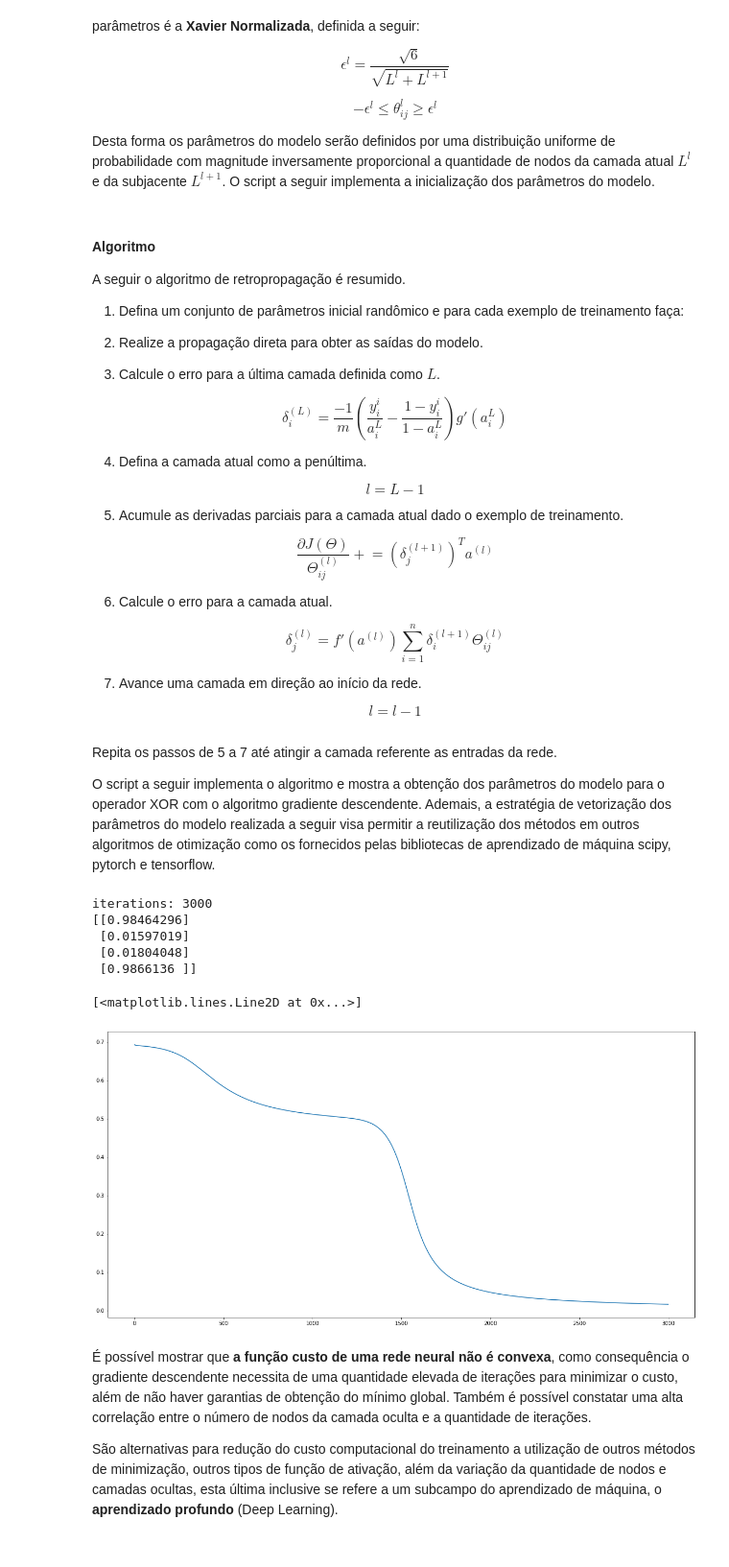
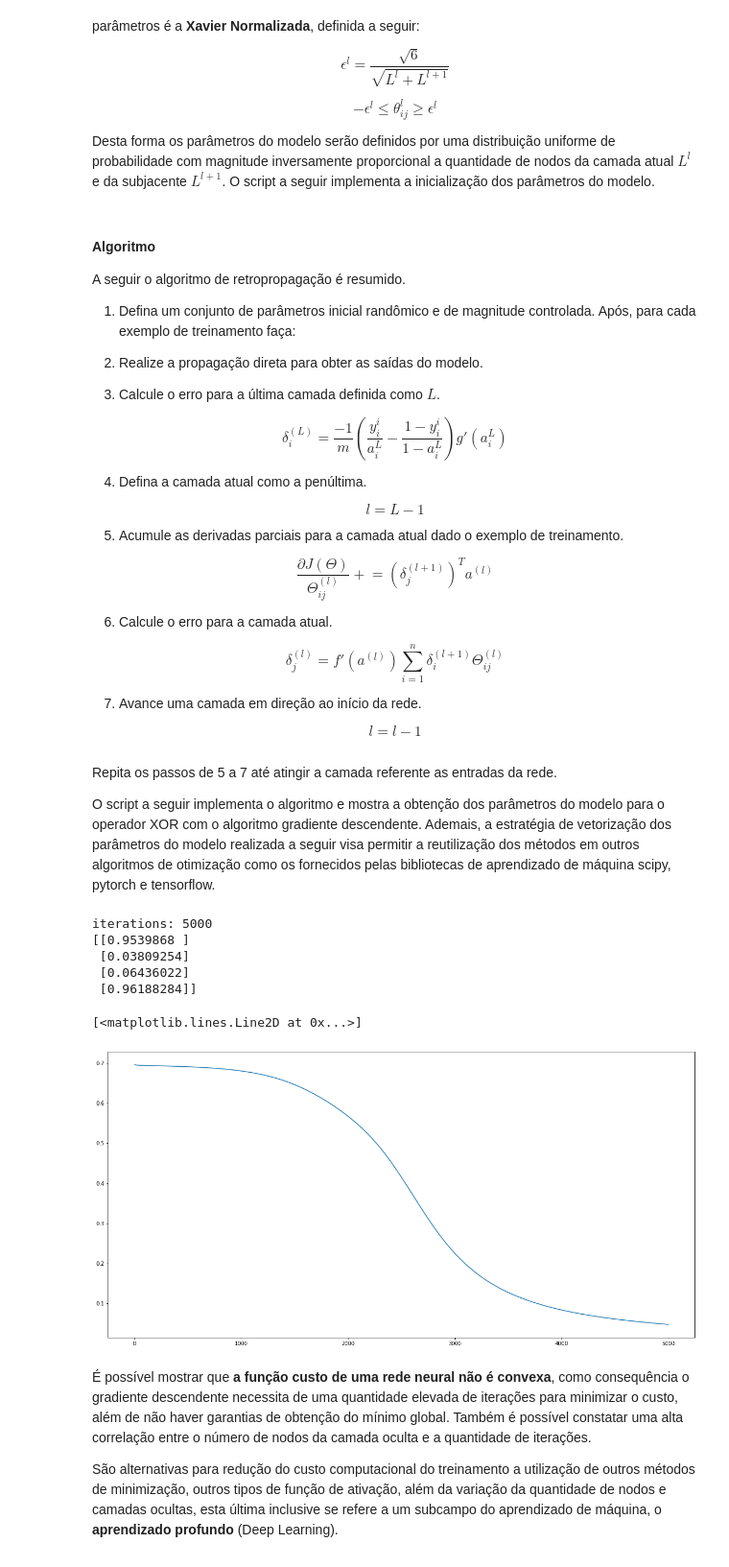
Before and after one commit to CleberPeter/machine_learning_book, a Jupyter notebook: 06-neural_networks.ipynb, the cells around one changed output. Shown at 96% size. Saved outputs shown, nothing was run; the diff lists cells and outputs as text; code cells hidden in the pictures.

```diff
--- a/06-neural_networks.ipynb
+++ b/06-neural_networks.ipynb
@@ -440,7 +440,7 @@ def init_o(layers_sizes):
 
 A seguir o algoritmo de retropropagação é resumido.
 
-1) Defina um conjunto de parâmetros inicial randômico e para cada exemplo de treinamento faça:
+1) Defina um conjunto de parâmetros inicial randômico e de magnitude controlada. Após, para cada exemplo de treinamento faça:
 
 2) Realize a propagação direta para obter as saídas do modelo.
 
@@ -492,37 +492,6 @@ def vect_to_list(x, layers_sizes):
         last_layer_size = layer_size
 
     return layer_data_list
-
-def sigmoid(z):
-    """
-    Logistic function
-    Arguments:
-        z: np.array (mx1)
-    Returns:
-        np.array (mx1)
-    """
-    return 1/(1 + np.exp(-z))
-
-def forward_propagation(x, o_list):
-    """
-    Forward Propagation
-    Arguments:
-        x: np.array (mxn)
-        o_list: list of np.array (rxs).
-                First should be r = n+1 and last s = k
-    Returns:
-        list of np.array (mxs)
-    """
-    x = add_ones_column(x) # bias
-    a_l = x
-    a = [a_l]
-    for o in o_list:
-        a_l = sigmoid(np.dot(a_l, o))
-        a_l = add_ones_column(a_l) # bias
-        a.append(a_l)
-
-    a[-1] = a[-1][:, 1:] # remove bias from output
-    return a
 
 def log_without_nan(x):
     """
@@ -583,7 +552,7 @@ def backpropagation(o_vect, x, y, layers_sizes):
     L = len(a) - 1
 
     a_L = a[L] # output from model
-    delta_l = a_L - y # (-1/m) * (y/a_L - np.nan_to_num((1 - y)/(1-a_L))) * d_sigmoid(a_L)
+    delta_l = (-1/m) * (y/a_L - np.nan_to_num((1 - y)/(1-a_L))) * d_sigmoid(a_L)
 
     # backwards
     dJ_o = []
@@ -626,40 +595,40 @@ def gradient_descent(o_vect, x, y, layers_sizes, alpha, max_iterations):
 
         o_vect = list_to_vect(o_list)
         j_hist.append(logistic_regression_cost(o_vect, x, y, layers_sizes))
 
         grad_vect = backpropagation(o_vect, x, y, layers_sizes)
         grad = vect_to_list(grad_vect, layers_sizes)
 
         i += 1
 
     return [o_list, i, j_hist]
 
 # XOR expected output
 y = np.array([[1], [0], [0], [1]]) # 4x1
 
 alpha = 1e-1
-max_iterations = 3000
+max_iterations = 5000
 hidden_layers_sizes = [2] # [8]
 
 layers_sizes = [np.shape(x)[1]]
 layers_sizes.extend(hidden_layers_sizes)
 layers_sizes.append(np.shape(y)[1])
 
 o_vect = init_o(layers_sizes)
 [min_o, i, j_hist] = gradient_descent(o_vect, x, y, layers_sizes, alpha, max_iterations)
 print('iterations:', i)
 print(forward_propagation(x, min_o)[-1])
 
 plt.figure(figsize=(20,10))
 plt.plot(j_hist)
 # %% [output]
-iterations: 3000
-[[0.98464296]
- [0.01597019]
- [0.01804048]
- [0.9866136 ]]
+iterations: 5000
+[[0.9539868 ]
+ [0.03809254]
+ [0.06436022]
+ [0.96188284]]
 [<matplotlib.lines.Line2D at 0x...>]
-[figure, old version]
+[figure, new version]
 # %% [markdown]
 É possível mostrar que **a função custo de uma rede neural não é convexa**, como consequência o gradiente descendente necessita de uma quantidade elevada de iterações para minimizar o custo, além de não haver garantias de obtenção do mínimo global. Também é possível constatar uma alta correlação entre o número de nodos da camada oculta e a quantidade de iterações.
 
```
Also changed, not shown: parts of 10 cells of this notebook, 1 other file.
